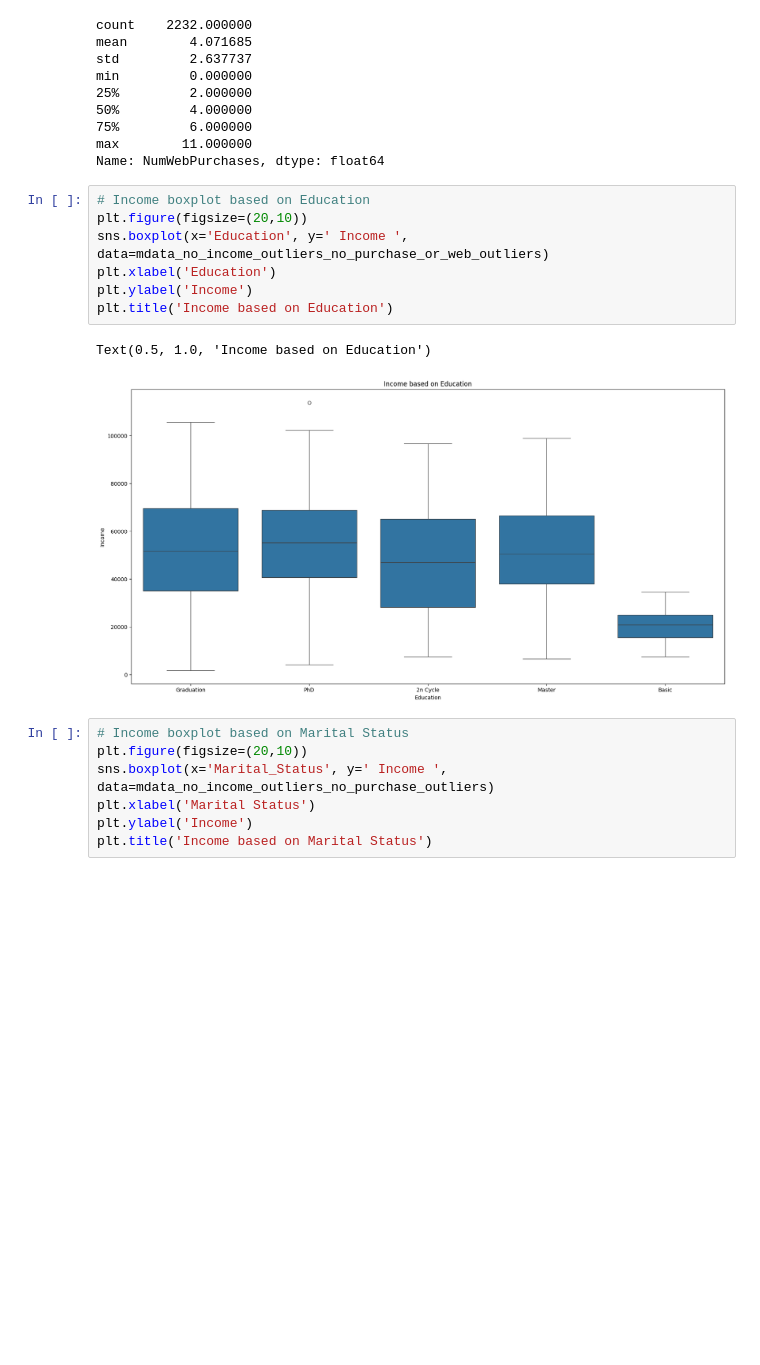
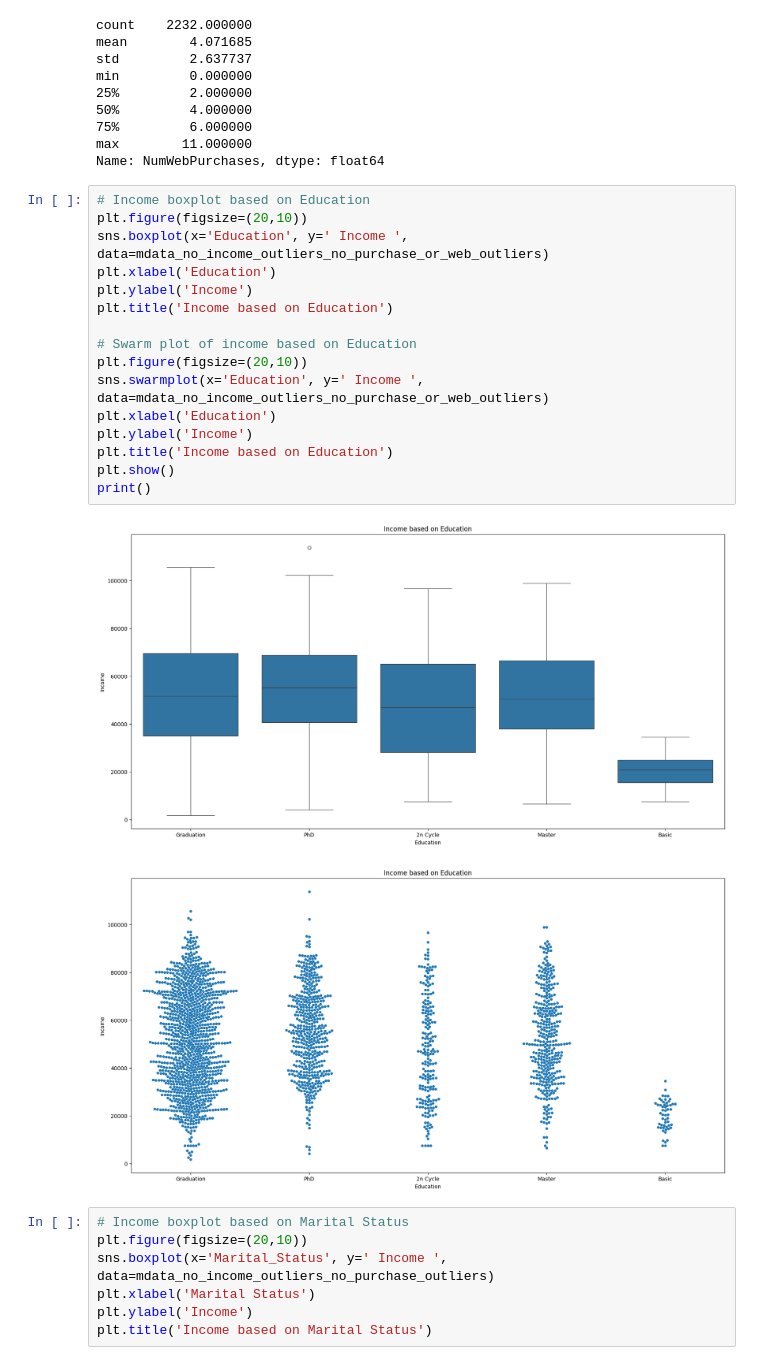
Before and after one commit to OsorioEL/Marketing_Campaign, a Jupyter notebook: Marketing_Campaing.ipynb, the cells around one changed output. Drawn from its saved outputs; the diff is of its cells as text; blank space fills up the shorter version.

```diff
--- a/Marketing_Campaing.ipynb
+++ b/Marketing_Campaing.ipynb
@@ -761,13 +761,22 @@ Name: NumWebPurchases, dtype: float64
 # %%
 # Income boxplot based on Education
 plt.figure(figsize=(20,10))
 sns.boxplot(x='Education', y=' Income ', data=mdata_no_income_outliers_no_purchase_or_web_outliers)
 plt.xlabel('Education')
 plt.ylabel('Income')
 plt.title('Income based on Education')
+
+# Swarm plot of income based on Education
+plt.figure(figsize=(20,10))
+sns.swarmplot(x='Education', y=' Income ', data=mdata_no_income_outliers_no_purchase_or_web_outliers)
+plt.xlabel('Education')
+plt.ylabel('Income')
+plt.title('Income based on Education')
+plt.show()
+print()
 # %% [output]
-Text(0.5, 1.0, 'Income based on Education')
 [figure]
+[figure, added]
 # %%
 # Income boxplot based on Marital Status
 plt.figure(figsize=(20,10))
```
Also changed, not shown: parts of 18 cells of this notebook.
